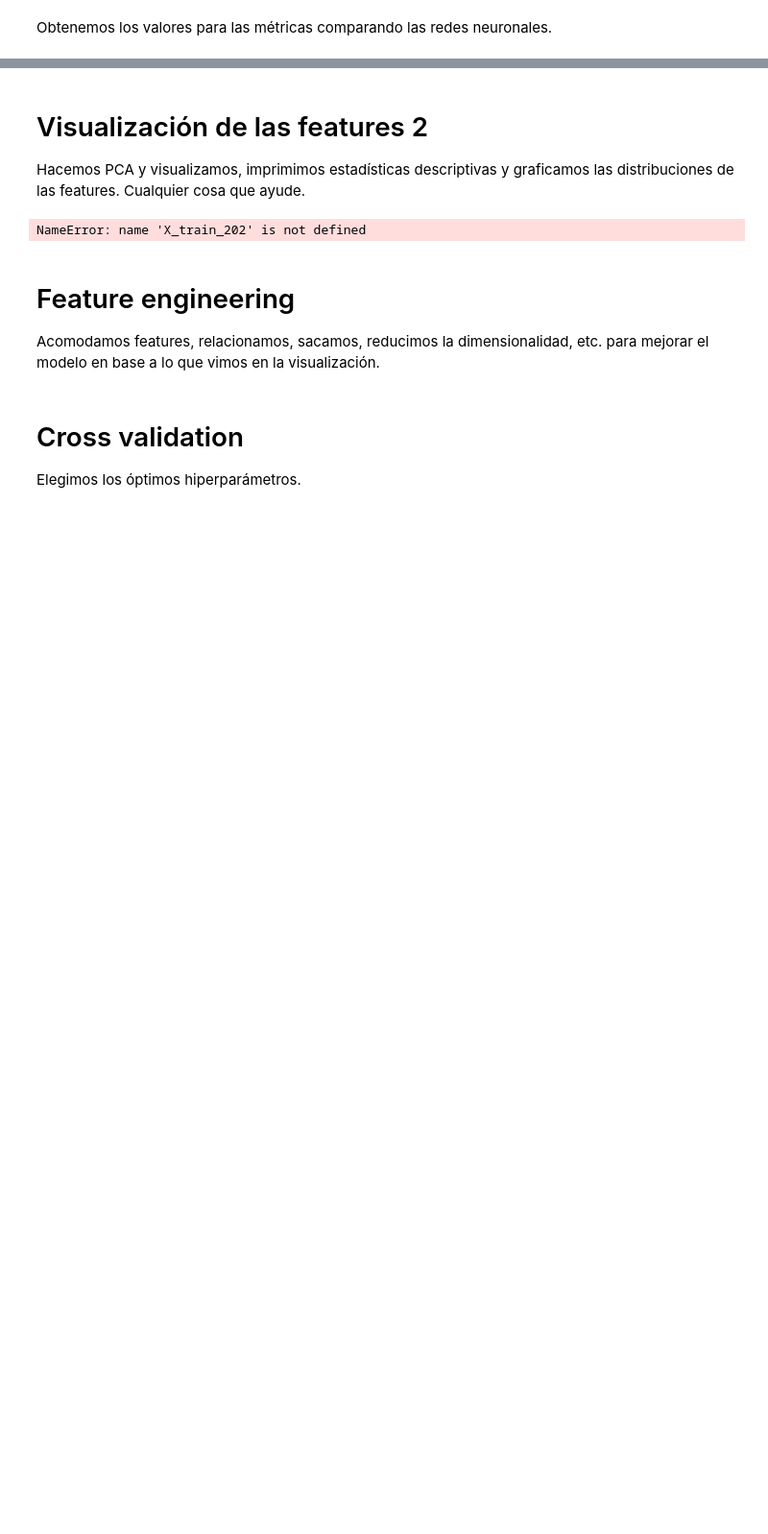
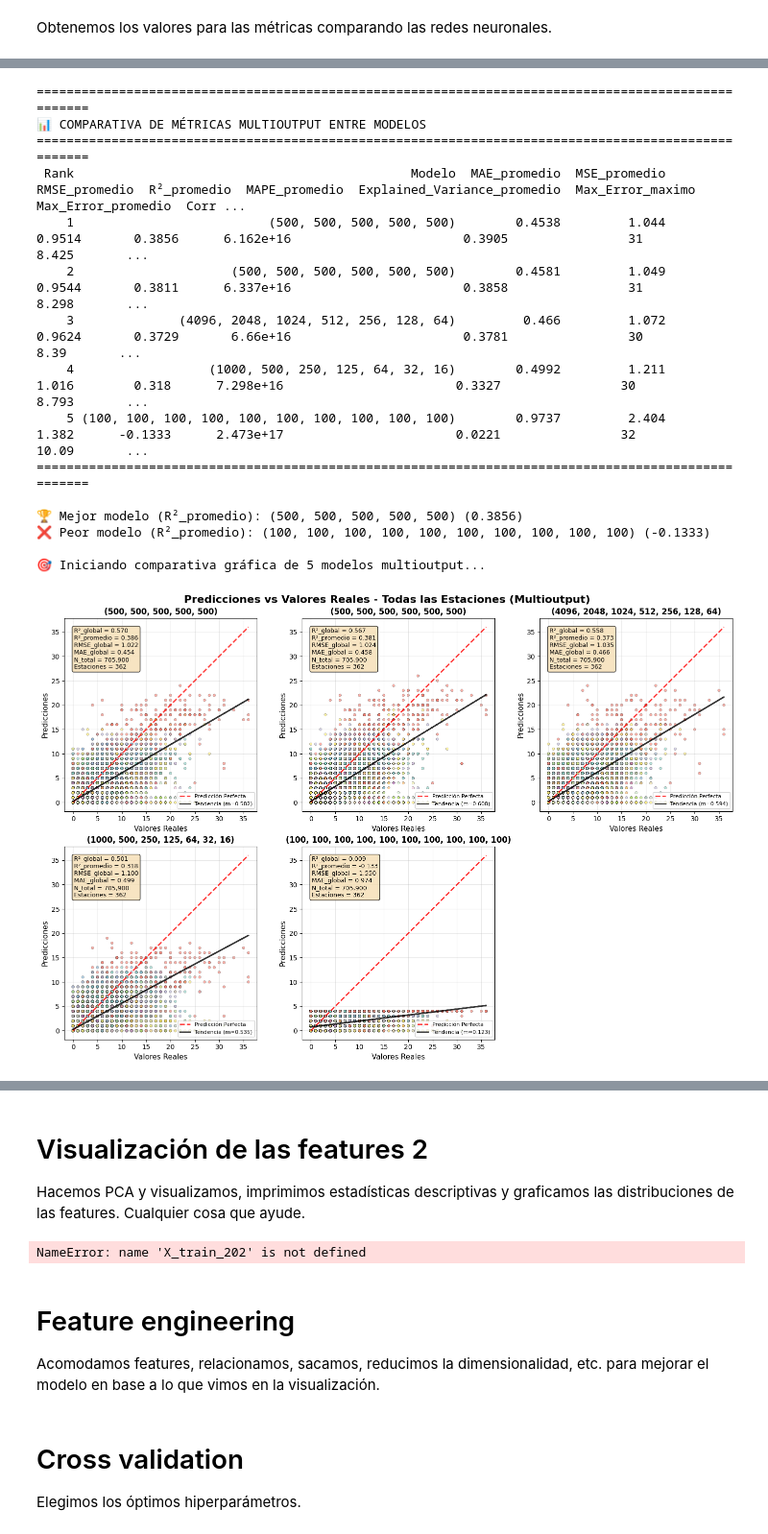
Before and after one commit to castaisa/BA_BICIS_MyC, a Jupyter notebook: src_main/features_2/Limited_stations_info.ipynb, the cells around one changed output, grey strips where cells are left out. Shown at 96% size. Saved outputs shown, nothing was run; the diff lists cells and outputs as text; code cells hidden in the pictures; blank space fills up the shorter version.

```diff
--- a/src_main/features_2/Limited_stations_info.ipynb
+++ b/src_main/features_2/Limited_stations_info.ipynb
@@ -771,0 +894,29 @@ mt.graficar_comparativa_modelos_multioutput(predictions)
+# %%
+predictions = {}
+model_names = list(results.keys())
+
+for i in range(len(model_names)):
+    # Convert list to tuple to make it hashable for dictionary key
+    arch_tuple = tuple(results[model_names[i]]['architecture'])
+    predictions[arch_tuple] = (y_val_full, results[model_names[i]]['predictions'], target_names_train)
+
+importlib.reload(mt)
+a = mt.comparar_metricas_modelos_multioutput(predictions)
+mt.graficar_comparativa_modelos_multioutput(predictions)
+# %% [output]
+====================================================================================================
+📊 COMPARATIVA DE MÉTRICAS MULTIOUTPUT ENTRE MODELOS
+====================================================================================================
+ Rank                                             Modelo  MAE_promedio  MSE_promedio  RMSE_promedio  R²_promedio  MAPE_promedio  Explained_Variance_promedio  Max_Error_maximo  Max_Error_promedio  Corr ...
+    1                          (500, 500, 500, 500, 500)        0.4538         1.044         0.9514       0.3856      6.162e+16                       0.3905                31               8.425       ...
+    2                     (500, 500, 500, 500, 500, 500)        0.4581         1.049         0.9544       0.3811      6.337e+16                       0.3858                31               8.298       ...
+    3              (4096, 2048, 1024, 512, 256, 128, 64)         0.466         1.072         0.9624       0.3729       6.66e+16                       0.3781                30                8.39       ...
+    4                  (1000, 500, 250, 125, 64, 32, 16)        0.4992         1.211          1.016        0.318      7.298e+16                       0.3327                30               8.793       ...
+    5 (100, 100, 100, 100, 100, 100, 100, 100, 100, 100)        0.9737         2.404          1.382      -0.1333      2.473e+17                       0.0221                32               10.09       ...
+====================================================================================================
+
+🏆 Mejor modelo (R²_promedio): (500, 500, 500, 500, 500) (0.3856)
+❌ Peor modelo (R²_promedio): (100, 100, 100, 100, 100, 100, 100, 100, 100, 100) (-0.1333)
+
+🎯 Iniciando comparativa gráfica de 5 modelos multioutput...
+[figure, added]
```
Also changed, not shown: parts of 14 cells of this notebook, 1 other file.
